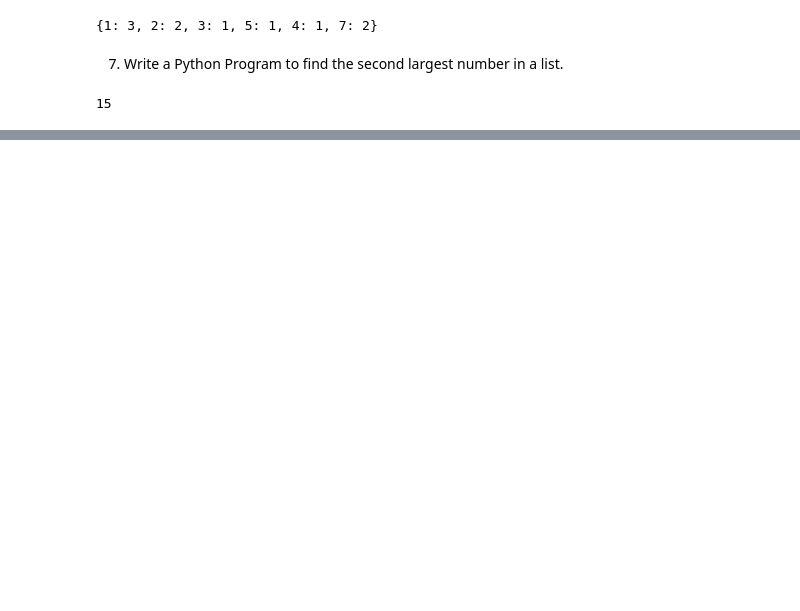
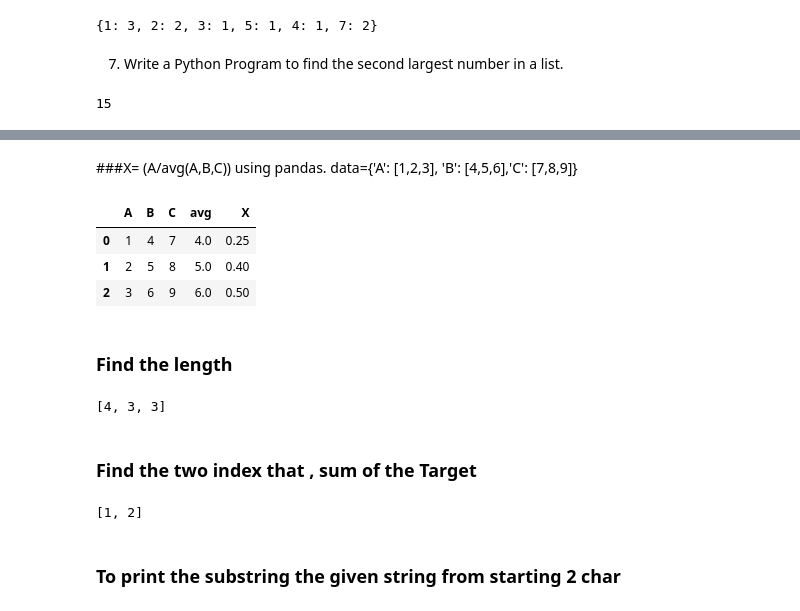
Before and after one commit to Karthikraja131/Data-Science-AI-Engineer-Interview-, a Jupyter notebook: Interview_programes.ipynb, the cells around one changed output, grey strips where cells are left out. Cells and saved outputs as stored; diff of their text form; code cells hidden in the pictures; blank space fills up the shorter version.

```diff
--- a/Interview_programes.ipynb
+++ b/Interview_programes.ipynb
@@ -217,0 +257,44 @@ karthi raja
+# %% [markdown]
+###X= (A/avg(A,B,C)) using pandas.
+data={'A': [1,2,3], 'B': [4,5,6],'C': [7,8,9]}
+# %%
+data={'A': [1,2,3], 'B': [4,5,6],'C': [7,8,9]}
+import pandas as pd
+df = pd.DataFrame(data)
+df['avg'] = df[['A','B','C']].mean(axis=1)
+df['X'] = df['A']/df['avg']
+df
+# %% [output]
+|  | A | B | C | avg | X |
+| 0 | 1 | 4 | 7 | 4.0 | 0.25 |
+| 1 | 2 | 5 | 8 | 5.0 | 0.40 |
+| 2 | 3 | 6 | 9 | 6.0 | 0.50 |
+# %% [markdown]
+### Find the length
+# %%
+input=["Tina", "Raj","Tom"]
+length_string = [len(x) for x in input]
+length_string
+# %% [output]
+[4, 3, 3]
+# %% [markdown]
+###  Find the two index that , sum of the Target
+# %%
+#
+def find_sum_index(lst, target):
+  seen ={}
+  for i, num in enumerate(lst):
+    diff = target - num
+    if diff in seen:
+      return [seen[diff], i]
+    else:
+      seen[num] = i
+  return []
+
+lst = [1,2,3,4,5,6,7]
+target =5
+print(find_sum_index(lst, target))
+# %% [output]
+[1, 2]
+# %% [markdown]
+### To  print the substring the given string from starting 2 char
```
Also changed, not shown: parts of 54 cells of this notebook.
